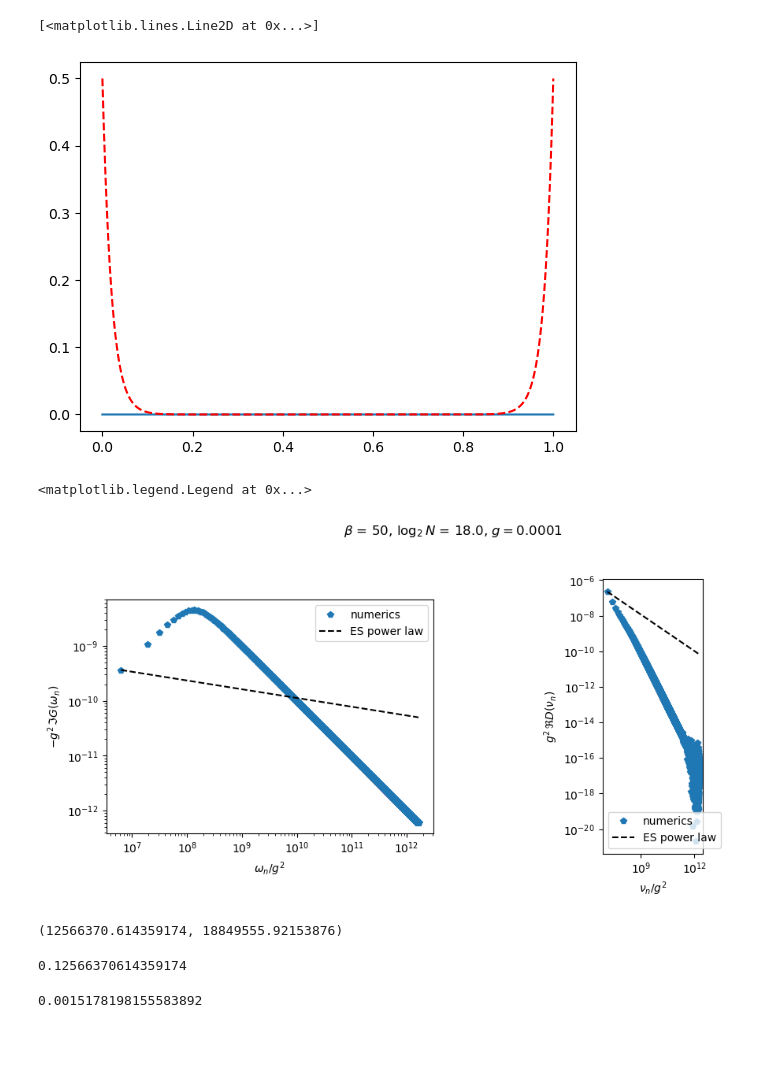
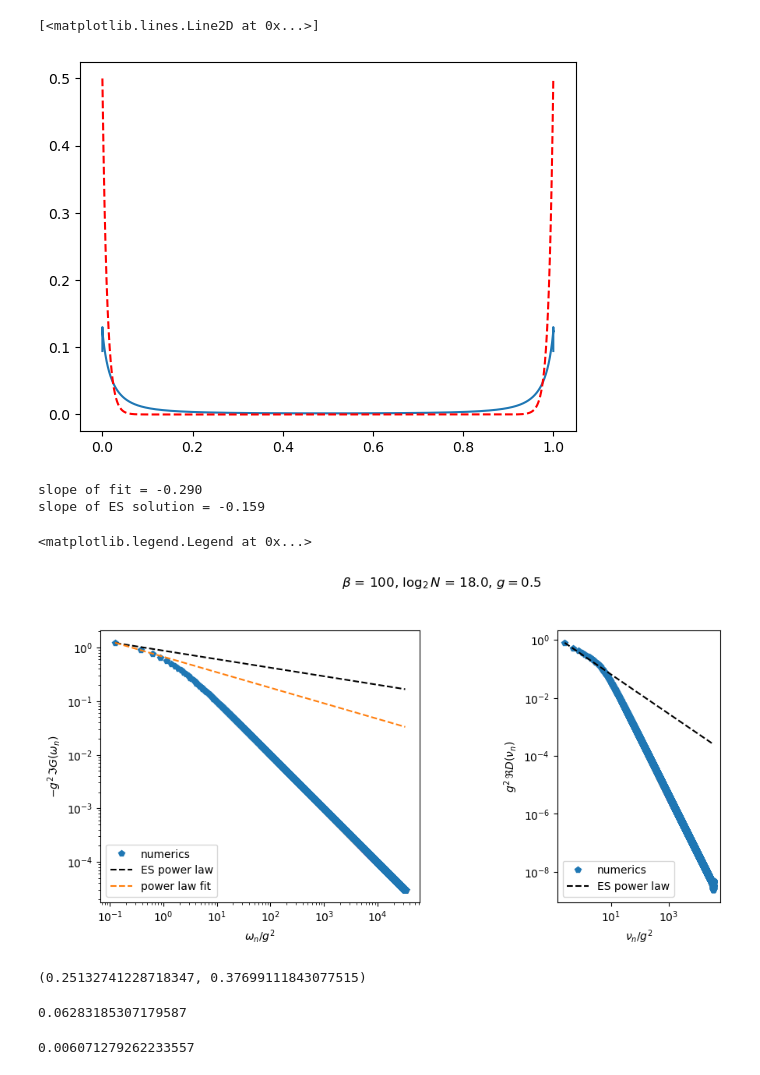
Before and after one commit to aravindhshankar/TwoSidedYSYK, a Jupyter notebook: Metal_Imag_time.ipynb, the cells around one changed output. Saved outputs shown, nothing was run; the diff lists cells and outputs as text; code cells hidden in the pictures; blank space fills up the shorter version.

```diff
--- a/Metal_Imag_time.ipynb
+++ b/Metal_Imag_time.ipynb
@@ -6,15 +6,14 @@ from matplotlib import rcParams
 from ConformalAnalytical import *
 # %%
 Nbig = int(2**18)
-#Nbig = 10
 err = 1e-3
 
-beta = 50
+beta = 100
 mu = 0.
-g = 0.0001
-J = 1.
+g = 0.5
+J = 0.
 phase = np.pi/2
-lamb = 1. * np.exp(1.0j * phase)
+lamb = 0. * np.exp(1.0j * phase)
 alpha = 1.0
 r = 1.
 kappa = 1.
@@ -25,9 +24,9 @@ nu = (2 * np.arange(Nbig) - Nbig ) * np.pi/beta
 tau = (np.arange(Nbig) + 1./2) * beta/Nbig
 # %%
 GDtau = Time2FreqF(GconfImag(omega,g,beta),Nbig,beta)
-GODtau = 0.5*np.ones(Nbig)
+GODtau = 0.5*np.zeros(Nbig)
 DDtau = Time2FreqB(DconfImag(omega,g,beta),Nbig,beta)
-DODtau = 0.5*np.ones(Nbig)
+DODtau = 0.5*np.zeros(Nbig)
 omegar2 = ret_omegar2(g,beta)
 
 itern = 0
@@ -55,16 +54,17 @@ while(diff>err):
 
     SigmaDtau = 1.0*kappa * (g**2) * DDtau * GDtau
     SigmaODtau = 1.0*kappa * (g**2) * DODtau * GODtau
-    PiDtau = 1.0 * g**2 * GDtau * GDtau[::-1]
-    PiODtau = 1.0 * g**2 * GODtau * GODtau[::-1]
+    PiDtau = 2.0 * g**2 * GDtau * GDtau[::-1]
+    PiODtau = 2.0 * g**2 * GODtau * GODtau[::-1]
 
     SigmaDomega = Time2FreqF(SigmaDtau,Nbig,beta)
     SigmaODomega = Time2FreqF(SigmaODtau,Nbig,beta)
     PiDomega =  Time2FreqB(PiDtau,Nbig,beta)
     PiODomega = Time2FreqB(PiODtau,Nbig,beta)
 
-    # if itern < 15:
-    #     PiDomega[Nbig//2] = 1.0*r - omegar2
+    if itern < 15:
+        PiDomega[Nbig//2] = 1.0*r - omegar2
+    #PiDomega[Nbig//2] = 1.0*r - omegar2
 
     detGmat = (1j*omega - mu - SigmaDomega)**2 - (np.abs(lamb)+SigmaODomega)**2
     detDmat = (nu**2 + r - PiDomega)**2 - (J + PiODomega)**2
@@ -142,7 +142,7 @@ plt.plot(tau/beta,np.real(PiDtau))
 plt.plot(tau/beta,DfreeImagtau(tau,r,beta),'r--')
 # %% [output]
 [<matplotlib.lines.Line2D at 0x...>]
-[figure, old version]
+[figure, new version]
 # %%
 start, stop = Nbig//2, Nbig-1
 startB = Nbig//2 + 1
@@ -162,6 +162,10 @@ conf_fit_DD = 1 * np.abs(nu[startB:]/(g**2))**(1-4*delta)
 conf_fit_DD = conf_fit_DD/conf_fit_DD[0] * fitDD_val
 alt_conf_fit_DD = 1 * np.abs(nu[startB:]/(g**2))**(1-4*alt_delta)
 
+fitslice = slice(start, start + 3)
+m,c = np.polyfit(np.log(omega[fitslice]/g**2), np.log(-np.imag(GDomega[fitslice])*(g**2)),1)
+print(f'slope of fit = {m:.03f}')
+print(f'slope of ES solution = {(2*delta - 1):.03f}')
 
 fig,(ax1,ax2) = plt.subplots(1,2)
 fig.set_figwidth(10)
@@ -171,50 +175,55 @@ fig.tight_layout(pad=2)
 
 ax1.loglog(omega[start:]/(g**2), -np.imag(GDomega[start:])*(g**2),'p',label = 'numerics')
 ax1.loglog(omega[start:]/(g**2), conf_fit_GD[start:],'k--',label = 'ES power law')
+ax1.loglog(omega[start:]/(g**2), np.exp(c)*(omega[start:]/(g**2))**m, '--', label = 'power law fit')
 #ax1.loglog(omega[start:]/(g**2), -np.imag(Gconf[start:])*(g**2),'m.',label = 'ES solution')
 #ax1.loglog(omega[start:]/(g**2), alt_conf_fit_GD[start:],'g--', label = 'alt power law')
 #ax1.set_xlim(omega[start]/2,omega[start+15])
 #ax1.set_ylim(1e-1,1e1)
 ax1.set_xlabel(r'$\omega_n/g^2$')
 ax1.set_ylabel(r'$-g^2\,\Im{G(\omega_n)}$')
 ax1.set_aspect('equal', adjustable='box')
 #ax1.axis('square')
 ax1.legend()
 
 
 ax2.loglog(nu[startB:]/(g**2), np.real(DDomega[startB:])*(g**2),'p',label='numerics')
 ax2.loglog(nu[startB:]/(g**2), conf_fit_DD,'k--',label = 'ES power law')
 #ax2.loglog(nu[startB:]/(g**2), np.real(Dconf[startB:]),'m.',label = 'ES solution')
 #ax2.loglog(nu[startB:]/(g**2), alt_conf_fit_D,'g--', label = 'alt power law')
 #ax2.set_xlim(nu[startB]/2,nu[startB+15])
 #ax2.set_ylim(5e-1,100)
 ax2.set_xlabel(r'$\nu_n/g^2$')
 ax2.set_ylabel(r'$g^2\,\Re{D(\nu_n)}$',labelpad = None)
 ax2.set_aspect('equal', adjustable='box')
 ax2.legend()
 
+
+
 # ax2.loglog(nu[startB:]/(g), np.real(DDomega[startB:])*(g**2),'p',label='numerics')
 # ax2.loglog(nu[startB:]/(g), conf_fit_DD*g,'k--',label = 'ES power law')
 # #ax2.loglog(nu[startB:]/(g**2), np.real(Dconf[startB:]),'m.',label = 'ES solution')
 # #ax2.loglog(nu[startB:]/(g**2), alt_conf_fit_D,'g--', label = 'alt power law')
 # #ax2.set_xlim(nu[startB]/2,nu[startB+15])
 # #ax2.set_ylim(5e-1,100)
 # ax2.set_xlabel(r'$\nu_n/g^2$')
 # ax2.set_ylabel(r'$g^2\,\Re{D(\nu_n)}$',labelpad = None)
 # ax2.set_aspect('equal', adjustable='box')
 # ax2.legend()
 # %% [output]
-<matplotlib.legend.Legend at 0x...>
+slope of fit = -0.290
+slope of ES solution = -0.159
+<matplotlib.legend.Legend at 0x...>
-[figure, old version]
+[figure, new version]
 # %%
 nu[Nbig//2 + 1]/g**2, omega[Nbig//2 + 1]/g**2
 # %% [output]
-(12566370.614359174, 18849555.92153876)
+(0.25132741228718347, 0.37699111843077515)
 # %%
 2*np.pi/beta
 # %% [output]
-0.12566370614359174
+0.06283185307179587
 # %%
 beta**2/(2*np.pi*Nbig)
 # %% [output]
-0.0015178198155583892
+0.006071279262233557
```
Also changed, not shown: parts of 3 cells of this notebook, 1 other file.
